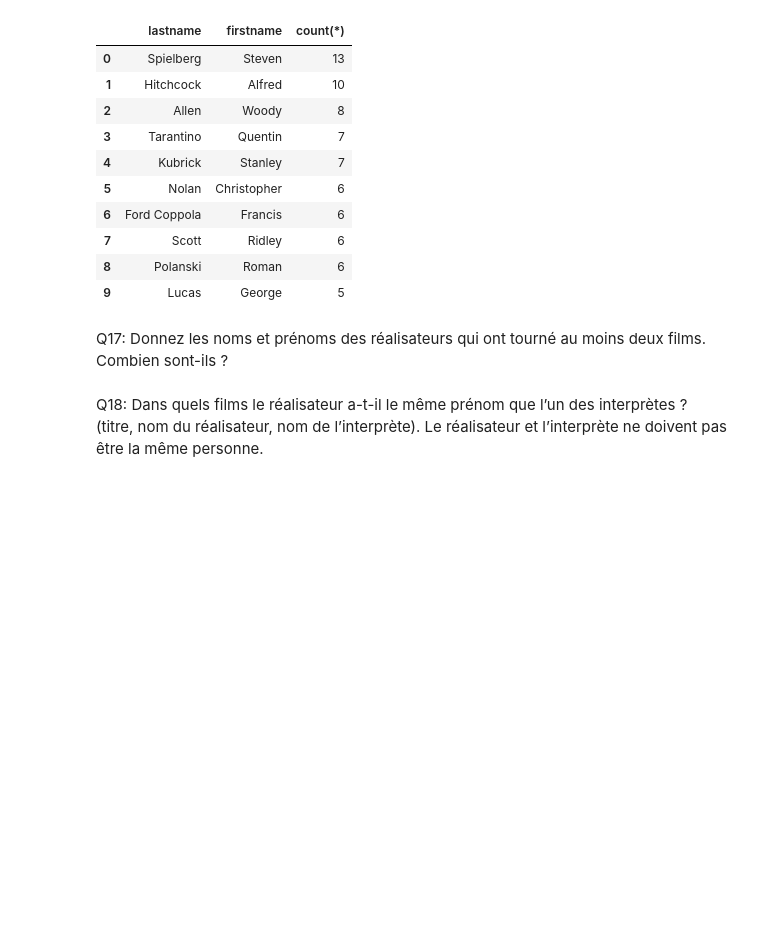
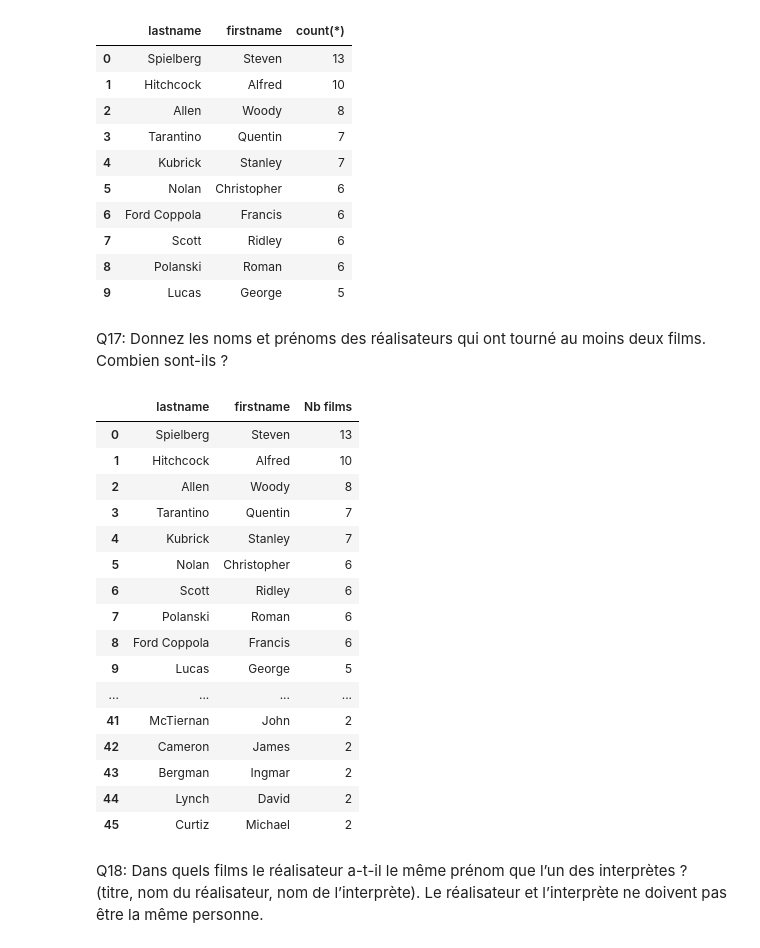
Before and after one commit to yoannlv/Movies-3, a Jupyter notebook: movies-3.ipynb, the cells around one changed output. Cells and saved outputs as stored; diff of their text form; code cells hidden in the pictures; blank space fills up the shorter version.

```diff
--- a/movies-3.ipynb
+++ b/movies-3.ipynb
@@ -454,2 +508,32 @@ results17
+# %%
+sql_query_17 = """
+SELECT lastname, firstname, count(*) As "Nb films"
+FROM artists
+INNER JOIN movies ON artists.id = movies.directorId
+GROUP BY movies.directorId
+HAVING count(*) >= 2
+ORDER BY count(*) DESC
+"""
+
+results17 = pd.read_sql_query(sql_query_17, engine)
+results17
+# %% [output]
+|  | lastname | firstname | Nb films |
+| 0 | Spielberg | Steven | 13 |
+| 1 | Hitchcock | Alfred | 10 |
+| 2 | Allen | Woody | 8 |
+| 3 | Tarantino | Quentin | 7 |
+| 4 | Kubrick | Stanley | 7 |
+| 5 | Nolan | Christopher | 6 |
+| 6 | Scott | Ridley | 6 |
+| 7 | Polanski | Roman | 6 |
+| 8 | Ford Coppola | Francis | 6 |
+| 9 | Lucas | George | 5 |
+| ... | ... | ... | ... |
+| 41 | McTiernan | John | 2 |
+| 42 | Cameron | James | 2 |
+| 43 | Bergman | Ingmar | 2 |
+| 44 | Lynch | David | 2 |
+| 45 | Curtiz | Michael | 2 |
 # %% [markdown]
 Q18: Dans quels films le réalisateur a-t-il le même prénom que l’un des interprètes ? (titre, nom du réalisateur, nom de l’interprète). Le réalisateur et l’interprète ne doivent pas être la même personne.
```
Also changed, not shown: parts of 12 cells of this notebook.
